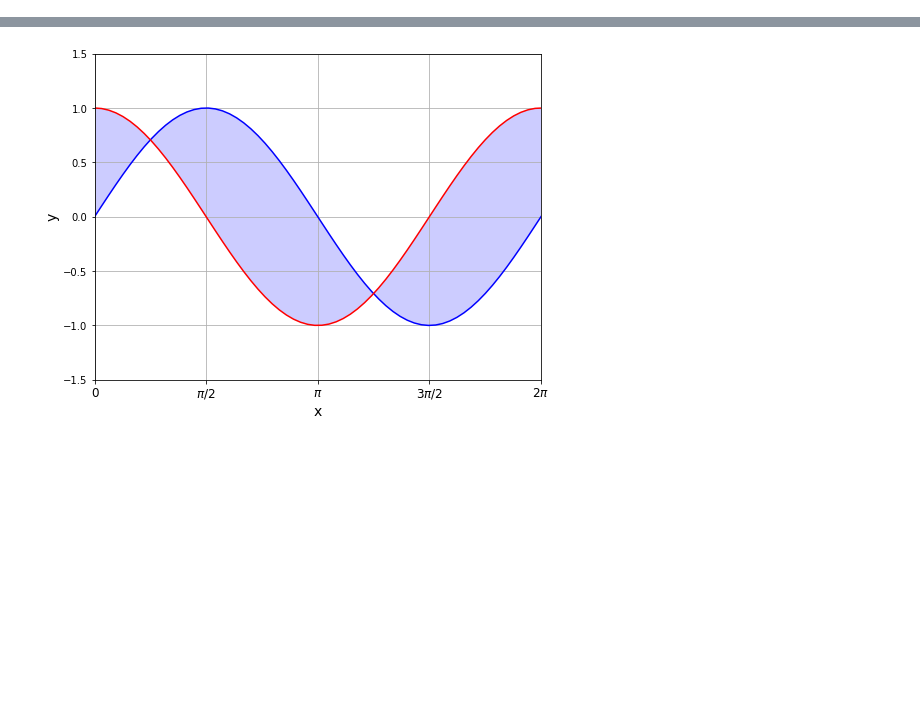
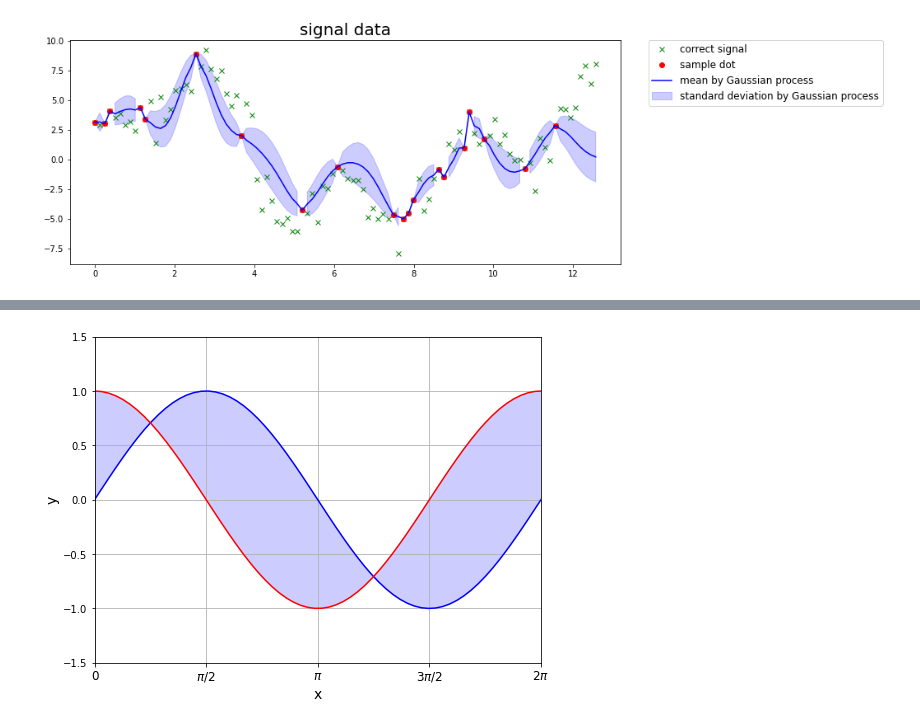
Before and after one commit to Tsutomu-dayoo/DNN_lerning, a Jupyter notebook: GaussianOptimaizationTest.ipynb, the cells around one changed output, grey strips where cells are left out. Cells and saved outputs as stored; diff of their text form; code cells hidden in the pictures; blank space fills up the shorter version.

```diff
--- a/GaussianOptimaizationTest.ipynb
+++ b/GaussianOptimaizationTest.ipynb
@@ -1,2 +1,79 @@
 # %% [markdown]
 <a href="https://colab.research.google.com/github/Tsutomu-dayoo/DNN_lerning/blob/master/GaussianOptimaizationTest.ipynb" target="_parent"><img src="https://colab.research.google.com/assets/colab-badge.svg" alt="Open In Colab"/></a>
+# %%
+import numpy as np
+import matplotlib.pyplot as plt
+
+n = 100
+data_x = np.linspace(0, 4*np.pi, n)
+data_y = 2*np.sin(data_x) + 3*np.cos(2*data_x) + 5*np.sin(2/3*data_x) + np.random.randn(len(data_x))
+#ノイズ入りの信号,np.random.randn->平均０、標準偏差１の正規分布に従う乱数
+
+def kernel(x, x_prime, theta1, theta2, theta3):
+  if x == x_prime:
+    delta = 1
+  else:
+    delta = 0
+
+  return theta1 * np.exp(-1 * (x - x_prime)**2 / theta2) + (theta3 * delta)
+#入力x,x_primeの距離が大きくなるほど、ガウス分布のように指数的に減衰する
+
+missing_value_rate = 0.2
+#rondom.choice：配列やリストからランダムに要素を取る。
+sample_index = np.sort(np.random.choice(np.arange(n), int(n*missing_value_rate), replace=False))#100サンプルから20サンプルを抽出
+
+#Test data
+x_train = np.copy(data_x[sample_index])
+y_train = np.copy(data_y[sample_index])
+
+x_test = np.copy(data_x) #全データ
+
+mu = [] #平均
+var = [] #分散
+
+theta_1 = 1.0
+theta_2 = 0.4
+theta_3 = 0.1
+
+train_length = len(x_train) #訓練データの要素数
+#訓練データのデータ同士のカーネル行列の下地
+K = np.zeros((train_length, train_length)) #(行,列)
+
+for x in range(train_length):
+  for x_prime in range(train_length):
+    K[x, x_prime] = kernel(x_train[x], x_train[x_prime], theta_1, theta_2, theta_3)
+    #各訓練データ同士でカーネル行列を作成
+
+yy = np.dot(np.linalg.inv(K), y_train) #np.linalg.inv：逆行列
+
+test_length = len(x_test)
+for xtest in range(test_length):
+  #テストデータと訓練データ同士のカーネル行列
+  k = np.zeros((train_length, ))
+  for x in range(train_length):
+    k[x] = kernel(x_train[x], x_test[xtest], theta_1, theta_2, theta_3)
+  #テストデータ同士のカーネル行列
+  s = kernel(x_test[xtest], x_test[xtest], theta_1, theta_2, theta_3)
+
+  #内積の計算、平均値の配列に追加
+  mu.append(np.dot(k, yy))
+  #先にk * K^-1の部分を内積で計算
+  kK_ = np.dot(k, np.linalg.inv(K))
+  #後半部分との内積をドットで計算、分散の配列に追加
+  var.append(s - np.dot(kK_, k.T))
+
+fig = plt.figure(figsize = (12, 5))
+plt.title('signal data', fontsize=20)
+plt.plot(data_x, data_y, linestyle='None', marker='x',color='green', label='correct signal')
+plt.plot(data_x[sample_index], data_y[sample_index], linestyle='None', marker='o',color='red', label='sample dot')
+
+std = np.sqrt(var)
+
+plt.plot(x_test, mu, color='blue', label='mean by Gaussian process')
+plt.fill_between(x_test, mu + 2*std, mu - 2*std, alpha=0.2, color='blue', label= 'standard deviation by Gaussian process')
+
+plt.legend(bbox_to_anchor=(1.05, 1), loc='upper left', borderaxespad=0, fontsize=12)
+
+plt.show()
+# %% [output]
+[figure, added]
```
Also changed, not shown: parts of 3 cells of this notebook.
